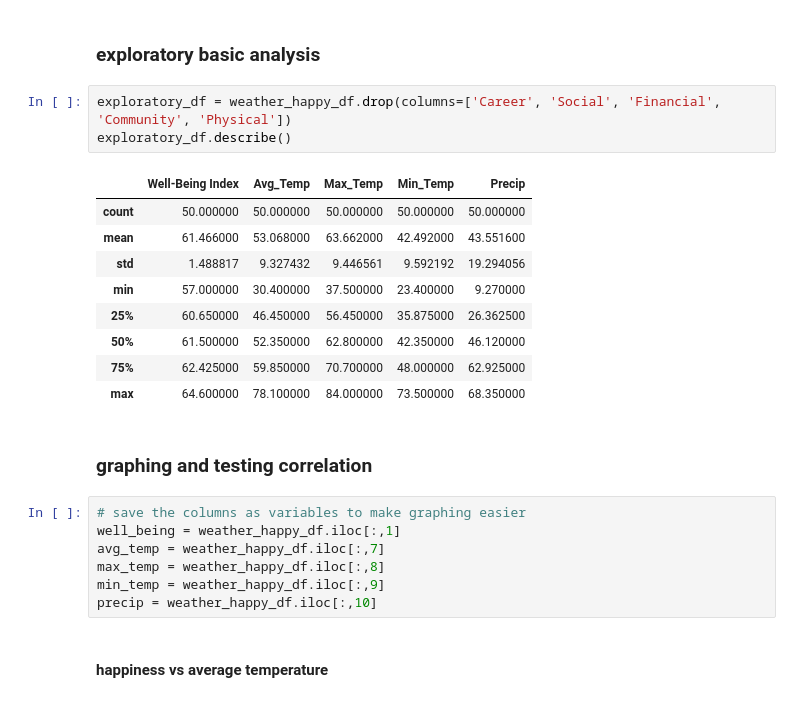
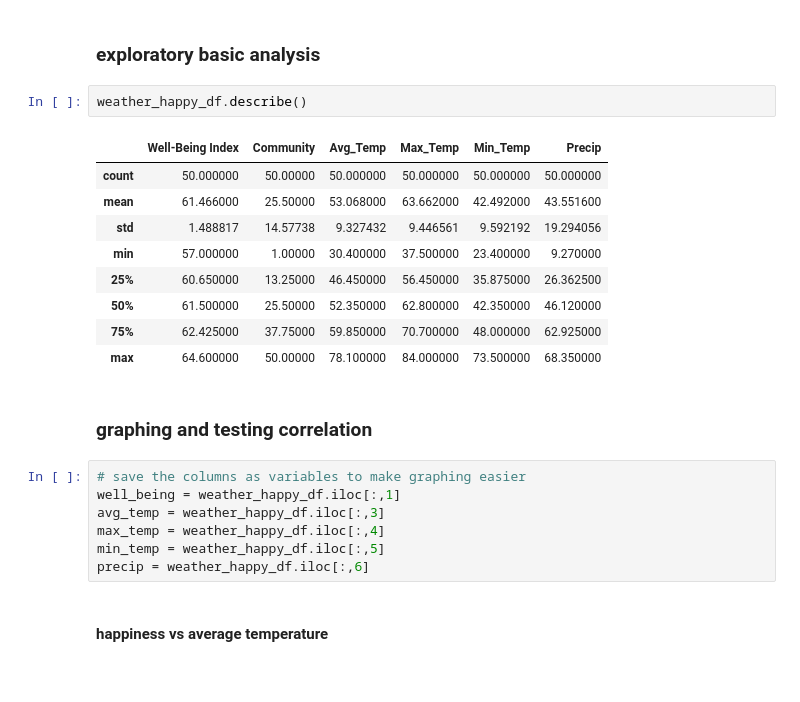
Before and after one commit to apfleegor/project-1-group-4, a Jupyter notebook: Code/Weather_analysis.ipynb, the cells around one changed output. Drawn from its saved outputs; the diff is of its cells as text.

```diff
--- a/Code/Weather_analysis.ipynb
+++ b/Code/Weather_analysis.ipynb
@@ -106,27 +106,26 @@ weather_happy_df.head()
 # %% [markdown]
 ### exploratory basic analysis
 # %%
-exploratory_df = weather_happy_df.drop(columns=['Career', 'Social', 'Financial', 'Community', 'Physical'])
-exploratory_df.describe()
+weather_happy_df.describe()
 # %% [output]
-|  | Well-Being Index | Avg_Temp | Max_Temp | Min_Temp | Precip |
-| count | 50.000000 | 50.000000 | 50.000000 | 50.000000 | 50.000000 |
-| mean | 61.466000 | 53.068000 | 63.662000 | 42.492000 | 43.551600 |
-| std | 1.488817 | 9.327432 | 9.446561 | 9.592192 | 19.294056 |
-| min | 57.000000 | 30.400000 | 37.500000 | 23.400000 | 9.270000 |
-| 25% | 60.650000 | 46.450000 | 56.450000 | 35.875000 | 26.362500 |
-| 50% | 61.500000 | 52.350000 | 62.800000 | 42.350000 | 46.120000 |
-| 75% | 62.425000 | 59.850000 | 70.700000 | 48.000000 | 62.925000 |
-| max | 64.600000 | 78.100000 | 84.000000 | 73.500000 | 68.350000 |
+|  | Well-Being Index | Community | Avg_Temp | Max_Temp | Min_Temp | Precip |
+| count | 50.000000 | 50.00000 | 50.000000 | 50.000000 | 50.000000 | 50.000000 |
+| mean | 61.466000 | 25.50000 | 53.068000 | 63.662000 | 42.492000 | 43.551600 |
+| std | 1.488817 | 14.57738 | 9.327432 | 9.446561 | 9.592192 | 19.294056 |
+| min | 57.000000 | 1.00000 | 30.400000 | 37.500000 | 23.400000 | 9.270000 |
+| 25% | 60.650000 | 13.25000 | 46.450000 | 56.450000 | 35.875000 | 26.362500 |
+| 50% | 61.500000 | 25.50000 | 52.350000 | 62.800000 | 42.350000 | 46.120000 |
+| 75% | 62.425000 | 37.75000 | 59.850000 | 70.700000 | 48.000000 | 62.925000 |
+| max | 64.600000 | 50.00000 | 78.100000 | 84.000000 | 73.500000 | 68.350000 |
 # %% [markdown]
 ### graphing and testing correlation
 # %%
 # save the columns as variables to make graphing easier
 well_being = weather_happy_df.iloc[:,1]
-avg_temp = weather_happy_df.iloc[:,7]
-max_temp = weather_happy_df.iloc[:,8]
-min_temp = weather_happy_df.iloc[:,9]
-precip = weather_happy_df.iloc[:,10]
+avg_temp = weather_happy_df.iloc[:,3]
+max_temp = weather_happy_df.iloc[:,4]
+min_temp = weather_happy_df.iloc[:,5]
+precip = weather_happy_df.iloc[:,6]
 # %% [markdown]
 #### happiness vs average temperature
 # %%
```
Also changed, not shown: parts of 5 cells of this notebook, 10 other files.
